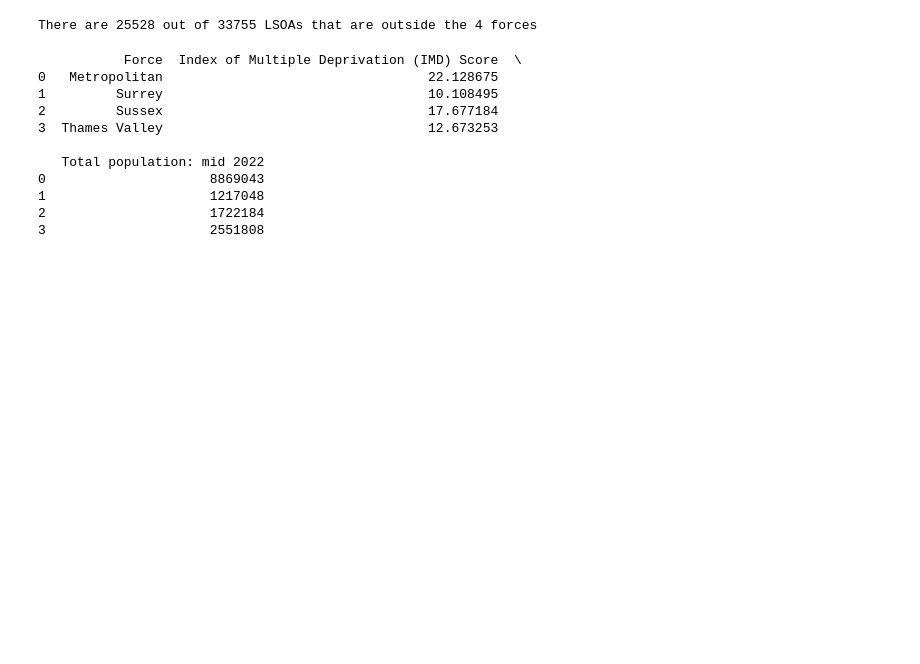
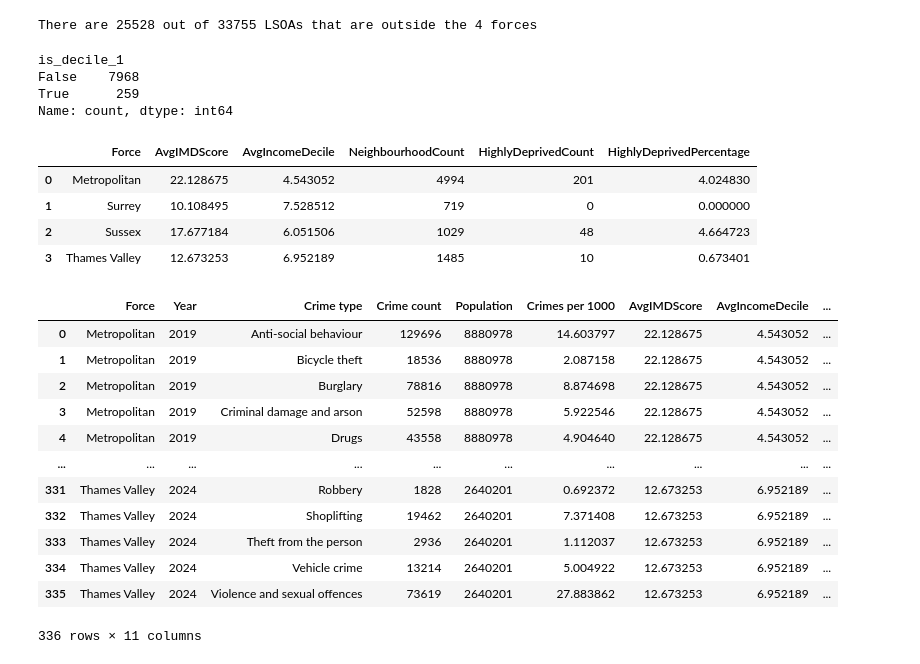
Before and after one commit to noahboiiii/Rockborne-Week-6-Project---Crime-Data-Pipeline-Reporting-Dataset, a Jupyter notebook: newPreprocessing.ipynb, the cells around one changed output. Drawn from its saved outputs; the diff is of its cells as text; code cells hidden in the pictures; blank space fills up the shorter version.

```diff
--- a/newPreprocessing.ipynb
+++ b/newPreprocessing.ipynb
@@ -264,6 +265,7 @@ print(popClean.head())
 # %%
 finalData = pd.merge(crimeAggregation, popClean, on=['Force', 'Year'], how='left')
-finalData.head()
+finalData['Crimes per 1000'] = (finalData['Crime count'] / finalData['Population']) * 1000
+print(finalData.head())
 
 print(masterDf['Force'].unique())
 # %% [output]
@@ -312,22 +328,48 @@ print(f"There are {excludedEntries} out of {len(iod2025)} LSOAs that are outside
 There are 25528 out of 33755 LSOAs that are outside the 4 forces
 # %%
 iodFiltered = iod2025.dropna(subset=['Force']).copy()
-imd_final = iodFiltered.groupby('Force').agg({
-    'Index of Multiple Deprivation (IMD) Score': 'mean',
-    'Total population: mid 2022': 'sum'
-}).reset_index()
+iodFiltered['is_decile_1'] = iodFiltered['Index of Multiple Deprivation (IMD) Decile (where 1 is most deprived 10% of LSOAs)'] == 1
+
+# display(iodFiltered)
+print(iodFiltered['is_decile_1'].value_counts())
+
+imd_final = iodFiltered.groupby('Force').agg(
+    AvgIMDScore=('Index of Multiple Deprivation (IMD) Score', 'mean'),
+    AvgIncomeDecile=('Income Decile (where 1 is most deprived 10% of LSOAs)', 'mean'),
+    NeighbourhoodCount=('LSOA code (2021)', 'count'),
+    HighlyDeprivedCount=('is_decile_1', 'sum')
+
+).reset_index()
+
+imd_final['HighlyDeprivedPercentage'] = (imd_final['HighlyDeprivedCount'] / imd_final['NeighbourhoodCount']) * 100
 
 # 4. Final check - you should have exactly 4 rows now
-print(imd_final)
+display(imd_final)
 # %% [output]
-           Force  Index of Multiple Deprivation (IMD) Score  \
-0   Metropolitan                                  22.128675
-1         Surrey                                  10.108495
-2         Sussex                                  17.677184
-3  Thames Valley                                  12.673253
-
-   Total population: mid 2022
-0                     8869043
-1                     1217048
-2                     1722184
-3                     2551808
+is_decile_1
+False    7968
+True      259
+Name: count, dtype: int64
+|  | Force | AvgIMDScore | AvgIncomeDecile | NeighbourhoodCount | HighlyDeprivedCount | HighlyDeprivedPercentage |
+| 0 | Metropolitan | 22.128675 | 4.543052 | 4994 | 201 | 4.024830 |
+| 1 | Surrey | 10.108495 | 7.528512 | 719 | 0 | 0.000000 |
+| 2 | Sussex | 17.677184 | 6.051506 | 1029 | 48 | 4.664723 |
+| 3 | Thames Valley | 12.673253 | 6.952189 | 1485 | 10 | 0.673401 |
+# %%
+completeData = pd.merge(finalData, imd_final, on=['Force'], how='left')
+
+display(completeData)
+# %% [output]
+|  | Force | Year | Crime type | Crime count | Population | Crimes per 1000 | AvgIMDScore | AvgIncomeDecile | ... |
+| 0 | Metropolitan | 2019 | Anti-social behaviour | 129696 | 8880978 | 14.603797 | 22.128675 | 4.543052 | ... |
+| 1 | Metropolitan | 2019 | Bicycle theft | 18536 | 8880978 | 2.087158 | 22.128675 | 4.543052 | ... |
+| 2 | Metropolitan | 2019 | Burglary | 78816 | 8880978 | 8.874698 | 22.128675 | 4.543052 | ... |
+| 3 | Metropolitan | 2019 | Criminal damage and arson | 52598 | 8880978 | 5.922546 | 22.128675 | 4.543052 | ... |
+| 4 | Metropolitan | 2019 | Drugs | 43558 | 8880978 | 4.904640 | 22.128675 | 4.543052 | ... |
+| ... | ... | ... | ... | ... | ... | ... | ... | ... | ... |
+| 331 | Thames Valley | 2024 | Robbery | 1828 | 2640201 | 0.692372 | 12.673253 | 6.952189 | ... |
+| 332 | Thames Valley | 2024 | Shoplifting | 19462 | 2640201 | 7.371408 | 12.673253 | 6.952189 | ... |
+| 333 | Thames Valley | 2024 | Theft from the person | 2936 | 2640201 | 1.112037 | 12.673253 | 6.952189 | ... |
+| 334 | Thames Valley | 2024 | Vehicle crime | 13214 | 2640201 | 5.004922 | 12.673253 | 6.952189 | ... |
+| 335 | Thames Valley | 2024 | Violence and sexual offences | 73619 | 2640201 | 27.883862 | 12.673253 | 6.952189 | ... |
+336 rows × 11 columns
```
Also changed, not shown: parts of 3 cells of this notebook.
